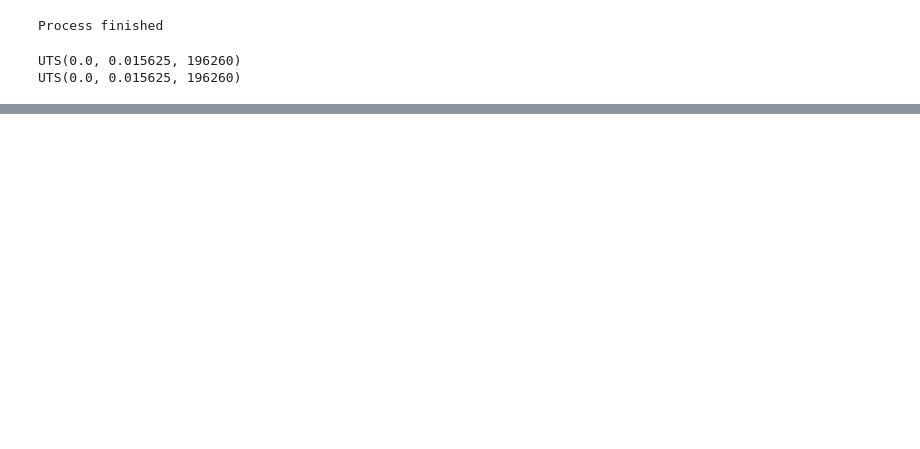
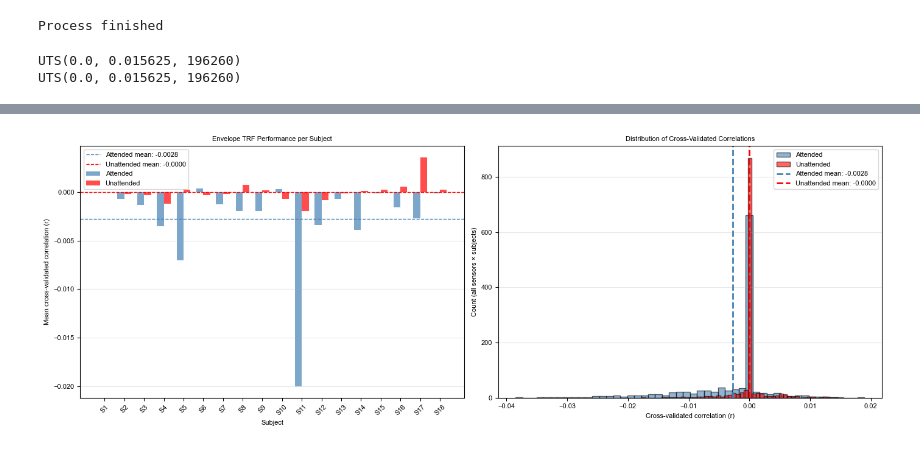
Before and after one commit to sylmester/cocoha, a Jupyter notebook: single-implementation/self-audio-processing.ipynb, the cells around one changed output, grey strips where cells are left out. Drawn from its saved outputs; the diff is of its cells as text; code cells hidden in the pictures; blank space fills up the shorter version.

```diff
--- a/single-implementation/self-audio-processing.ipynb
+++ b/single-implementation/self-audio-processing.ipynb
@@ -326,7 +336,7 @@ for subject in SUBJECTS:
 
     # ————————————————————————————————————————————————————————————————————————————————————————————————
     # Load eeg
-    eeg = subject_padded_eegs[subject]
+    eeg_padded = subject_padded_eegs[subject]
     print('——————————————————————————————')
     print(f'{subject} eeg extracted')
 
@@ -427,0 +447,9 @@ AttributeError: 'NDVar' object has no attribute 'r'
+# %%
+import re
+
+# Get all subjects
+SUBJECTS = [path.name for path in TRF_DIR.iterdir() if re.match(r'S\d+', path.name)]
+SUBJECTS = sorted(SUBJECTS, key=lambda x: int(re.search(r'S(\d+)', x).group(1)))
+
+print(f"Found {len(SUBJECTS)} subjects")
+print(SUBJECTS)
@@ -427,0 +525,61 @@ AttributeError: 'NDVar' object has no attribute 'r'
+# %%
+# Summary statistics across subjects
+import numpy as np
+
+mean_attended_r_per_subject = [r_att.mean() for (r_att, _) in r_values]
+mean_unattended_r_per_subject = [r_unatt.mean() for (_, r_unatt) in r_values]
+
+
+fig, (ax1, ax2) = pyplot.subplots(1, 2, figsize=(14, 5))
+
+# Bar plot of mean correlation per subject - both attended and unattended
+x = np.arange(len(mean_attended_r_per_subject))
+width = 0.35  # Bar width
+
+# Attended bars
+bars1 = ax1.bar(x - width/2, mean_attended_r_per_subject, width,
+                color='steelblue', alpha=0.7, label='Attended')
+# Unattended bars
+bars2 = ax1.bar(x + width/2, mean_unattended_r_per_subject, width,
+                color='red', alpha=0.7, label='Unattended')
+
+# Grand means
+ax1.axhline(np.mean(mean_attended_r_per_subject), color='steelblue',
+            linestyle='--', linewidth=1,
+            label=f'Attended mean: {np.mean(mean_attended_r_per_subject):.4f}')
+ax1.axhline(np.mean(mean_unattended_r_per_subject), color='red',
+            linestyle='--', linewidth=1,
+            label=f'Unattended mean: {np.mean(mean_unattended_r_per_subject):.4f}')
+
+ax1.set_xlabel('Subject')
+ax1.set_ylabel('Mean cross-validated correlation (r)')
+ax1.set_title('Envelope TRF Performance per Subject')
+ax1.set_xticks(x)
+ax1.set_xticklabels([f'S{i+1}' for i in range(len(mean_attended_r_per_subject))], rotation=45)
+ax1.legend()
+ax1.grid(axis='y', alpha=0.3)
+
+# Histogram of correlation values - both attended and unattended
+all_r_attended = np.concatenate([r.x.flatten() for (r, _) in r_values])
+all_r_unattended = np.concatenate([r.x.flatten() for (_, r) in r_values])
+
+ax2.hist(all_r_attended, bins=50, color='steelblue', alpha=0.6,
+         edgecolor='black', label='Attended')
+ax2.hist(all_r_unattended, bins=50, color='red', alpha=0.6,
+         edgecolor='black', label='Unattended')
+
+ax2.axvline(all_r_attended.mean(), color='steelblue', linestyle='--', linewidth=2,
+            label=f'Attended mean: {all_r_attended.mean():.4f}')
+ax2.axvline(all_r_unattended.mean(), color='red', linestyle='--', linewidth=2,
+            label=f'Unattended mean: {all_r_unattended.mean():.4f}')
+
+ax2.set_xlabel('Cross-validated correlation (r)')
+ax2.set_ylabel('Count (all sensors × subjects)')
+ax2.set_title('Distribution of Cross-Validated Correlations')
+ax2.legend()
+ax2.grid(axis='y', alpha=0.3)
+
+pyplot.tight_layout()
+pyplot.show()
+# %% [output]
+[figure, added]
```
Also changed, not shown: parts of 13 cells of this notebook.
